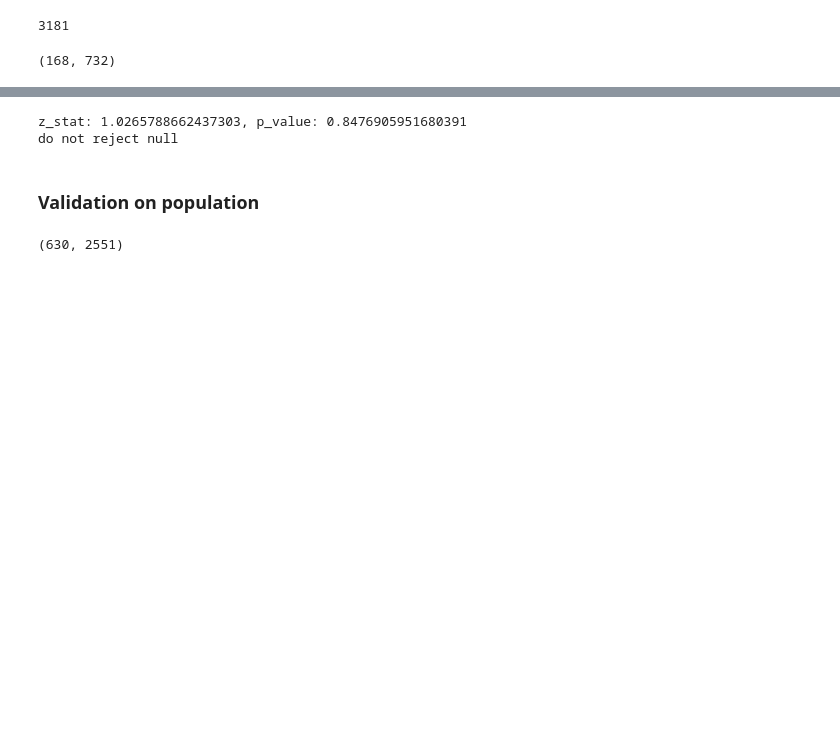
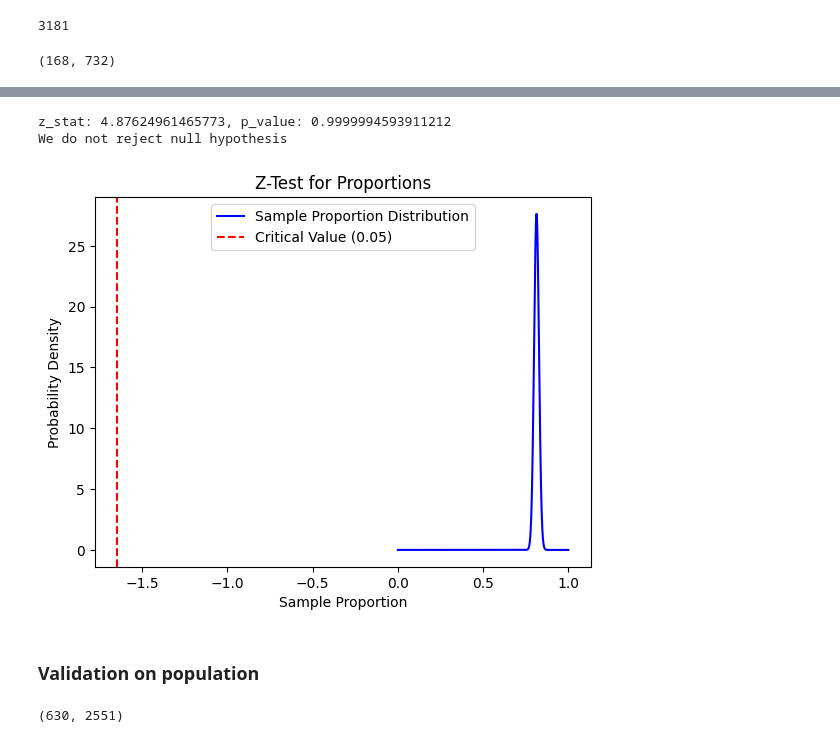
Before and after one commit to arnav10goel/CSE558-DSc-Project, a Jupyter notebook: Hypothesis-Testing/Colors-Z-Test-Proportions.ipynb, the cells around one changed output, grey strips where cells are left out. Drawn from its saved outputs; the diff is of its cells as text; code cells hidden in the pictures; blank space fills up the shorter version.

```diff
--- a/Hypothesis-Testing/Colors-Z-Test-Proportions.ipynb
+++ b/Hypothesis-Testing/Colors-Z-Test-Proportions.ipynb
@@ -141,8 +146,8 @@ do not reject null
 # %%
-# H0: p >= p0     p0 = population_poisonous_proportion
+# H0: p >= p0  --> left tailed    p0 = population_poisonous_proportion
 # H1: p < p0
 
-population_poisonous_proportion = 0.8
+population_poisonous_proportion = 0.75
 
 z_stat, p_value = proportions_ztest(poisonous_count, len(subset_sample), value = population_poisonous_proportion, alternative='smaller')
 print(f'z_stat: {z_stat}, p_value: {p_value}')
@@ -151,12 +156,41 @@ alpha = 0.05
 
 # Check if the p-value is less than alpha
 if p_value < alpha:
-    print(f"reject null hypothesis")
+    print(f"We reject null hypothesis")
 else:
-    print(f"do not reject null")
+    print(f"We do not reject null hypothesis")
 # %% [output]
-z_stat: 1.0265788662437303, p_value: 0.8476905951680391
-do not reject null
+z_stat: 4.87624961465773, p_value: 0.9999994593911212
+We do not reject null hypothesis
+# %%
+sample_proportion = poisonous_count / len(subset_sample)
+
+se = np.sqrt((population_poisonous_proportion * (1 - population_poisonous_proportion)) / len(subset_sample))
+
+critical_value = norm.ppf(alpha)
+
+# Create a range of values for the x-axis
+x = np.linspace(0, 1, 1000)
+
+# Create a plot of the normal distribution of the sample proportion
+plt.plot(x, norm.pdf(x, sample_proportion, se), label='Sample Proportion Distribution', color='blue')
+
+# Create a vertical line at the critical value
+plt.axvline(critical_value, color='red', linestyle='--', label=f'Critical Value ({alpha})')
+
+# Shade the area to the left of the critical value
+plt.fill_between(x, 0, norm.pdf(x, sample_proportion, se), where=(x <= critical_value), color='red', alpha=0.2)
+
+# Add labels and a legend
+plt.xlabel('Sample Proportion')
+plt.ylabel('Probability Density')
+plt.title('Z-Test for Proportions')
+plt.legend()
+
+# Show the plot
+plt.show()
+# %% [output]
+[figure, added]
 # %% [markdown]
 ### Validation on population
 # %%
```
Also changed, not shown: parts of 9 cells of this notebook.
